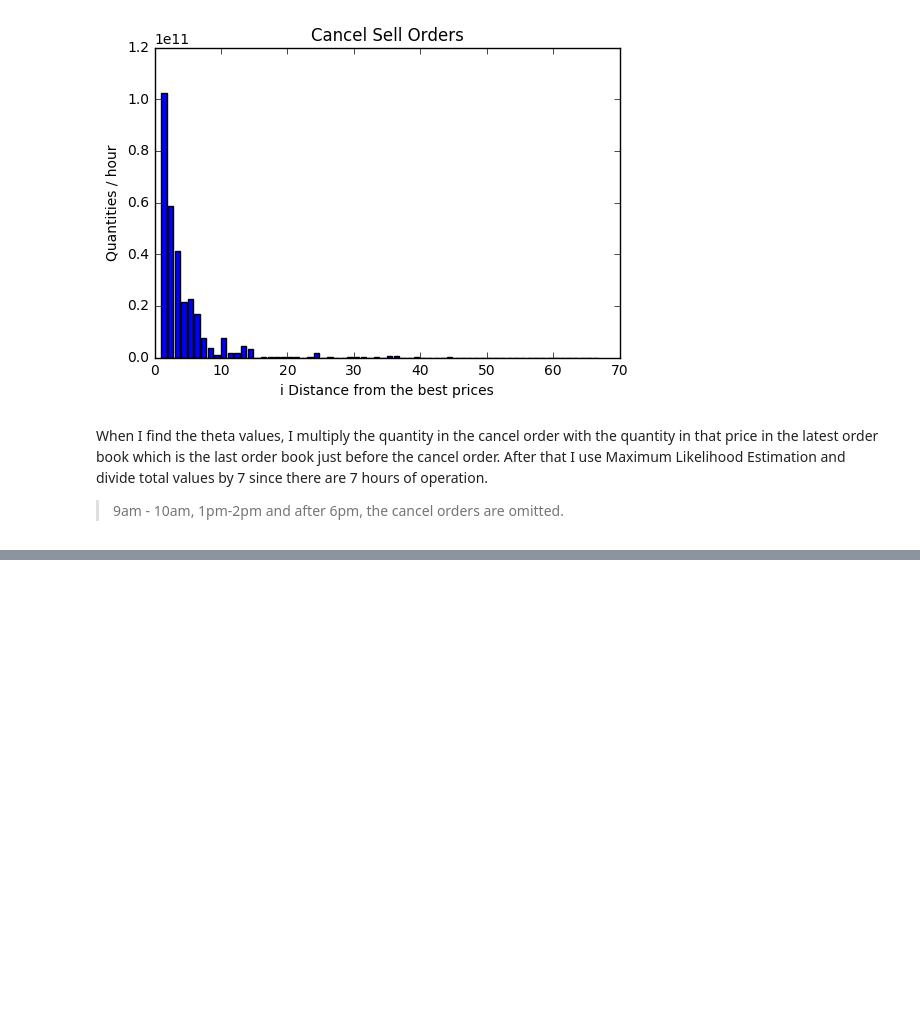
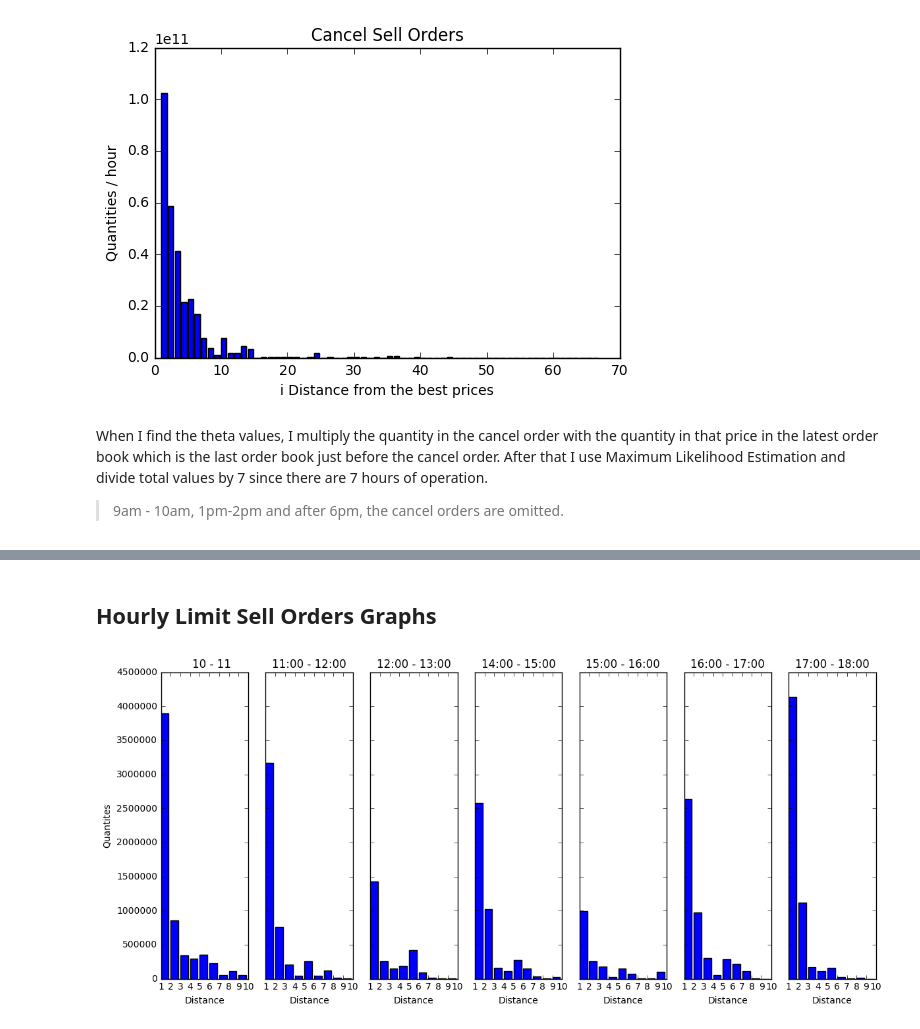
Before and after one commit to beratbrok/Itch, a Jupyter notebook: Order Features.ipynb, the cells around one changed output, grey strips where cells are left out. Saved outputs shown, nothing was run; the diff lists cells and outputs as text; code cells hidden in the pictures; blank space fills up the shorter version.

```diff
--- a/Order Features.ipynb
+++ b/Order Features.ipynb
@@ -351,0 +205,6 @@ plt.ylabel('Quantities')
+# %% [markdown]
+## Hourly Limit Sell Orders Graphs
+# %%
+hourly_orders(orderFeatures['lambdasForLimitSellOrderHourly'], False)
+# %% [output]
+[figure, added]
```
Also changed, not shown: parts of 37 cells of this notebook.
